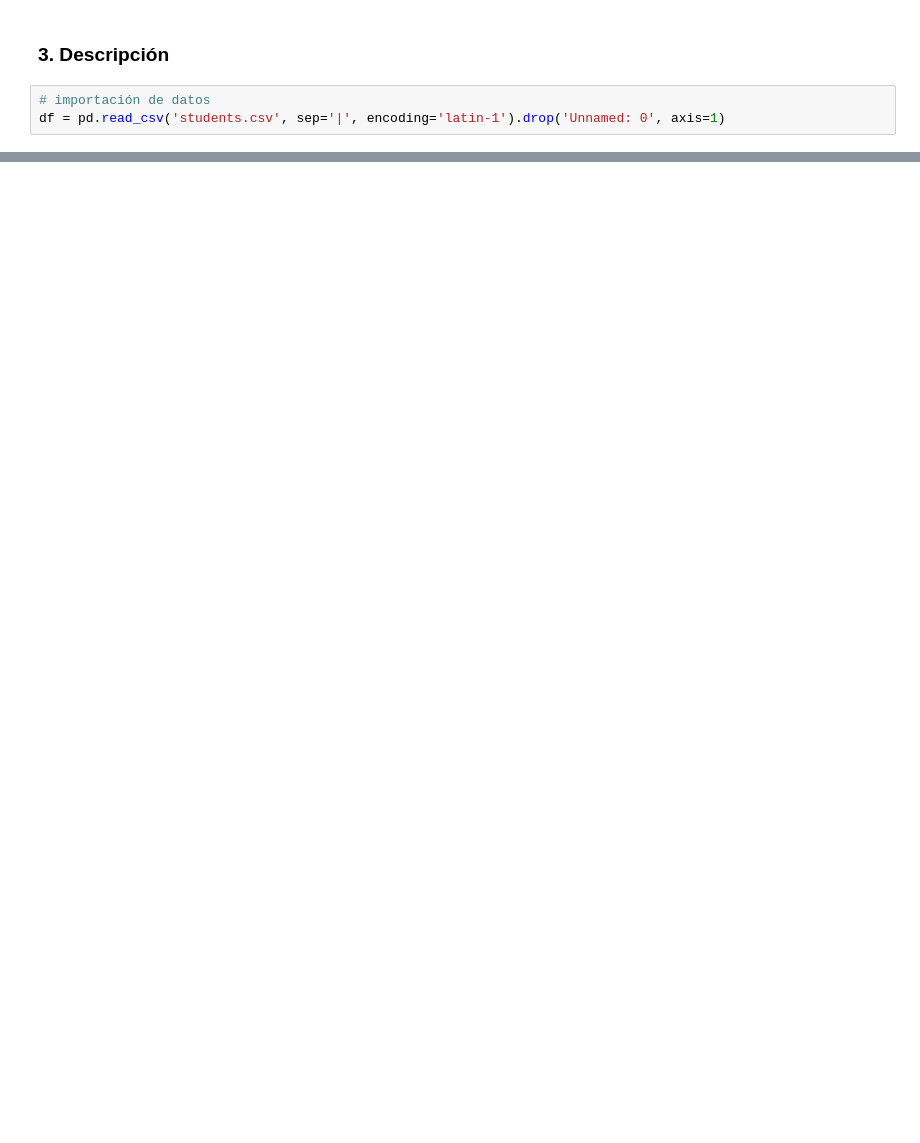
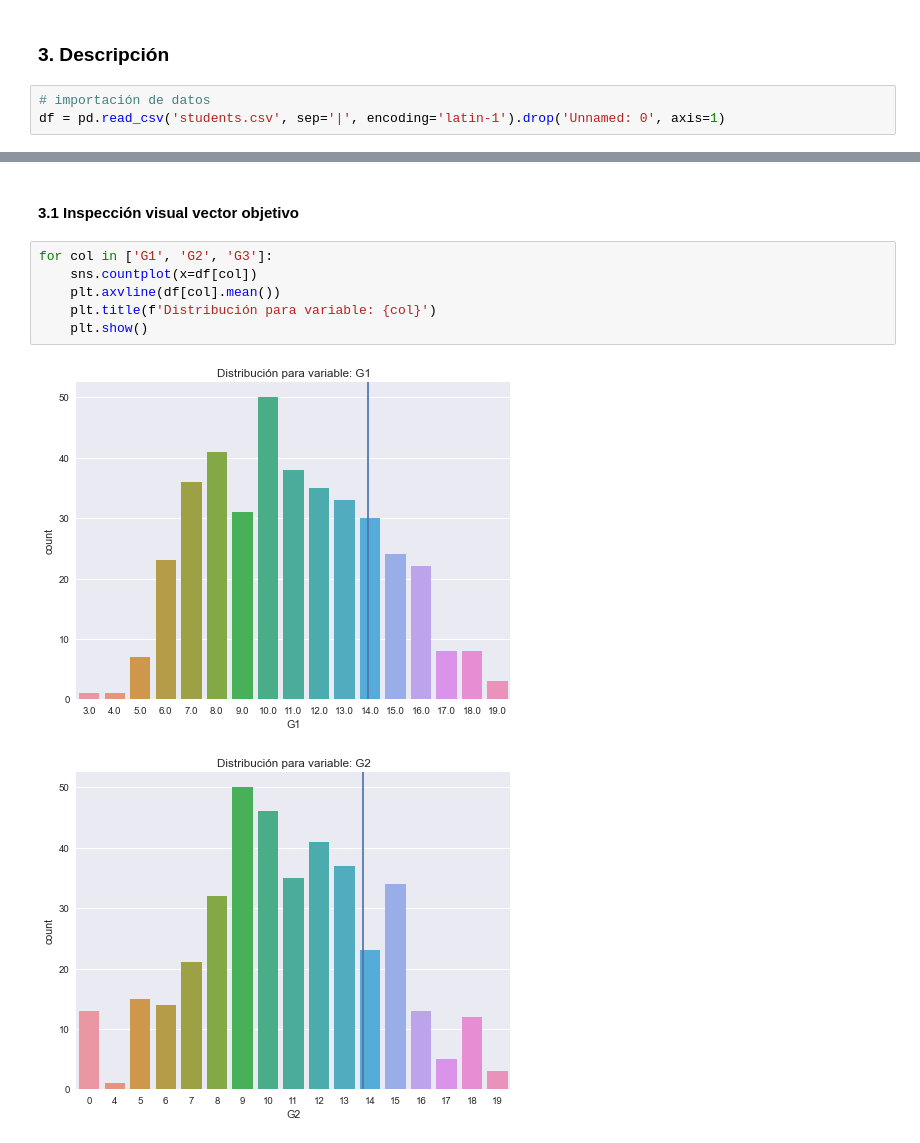
Before and after one commit to oportusgonzalo/data-science-desafio-latam, a Jupyter notebook: data-science-fundamentals/prueba/enunciado_2.ipynb, the cells around one changed output, grey strips where cells are left out. Cells and saved outputs as stored; diff of their text form; blank space fills up the shorter version.

```diff
--- a/data-science-fundamentals/prueba/enunciado_2.ipynb
+++ b/data-science-fundamentals/prueba/enunciado_2.ipynb
@@ -124,0 +177,11 @@ df = pd.read_csv('students.csv', sep='|', encoding='latin-1').drop('Unnamed: 0',
+# %% [markdown]
+#### 3.1 Inspección visual vector objetivo
+# %%
+for col in ['G1', 'G2', 'G3']:
+    sns.countplot(x=df[col])
+    plt.axvline(df[col].mean())
+    plt.title(f'Distribución para variable: {col}')
+    plt.show()
+# %% [output]
+[figure, added]
+[figure, added]
```
Also changed, not shown: parts of 25 cells of this notebook, 1 other file.
